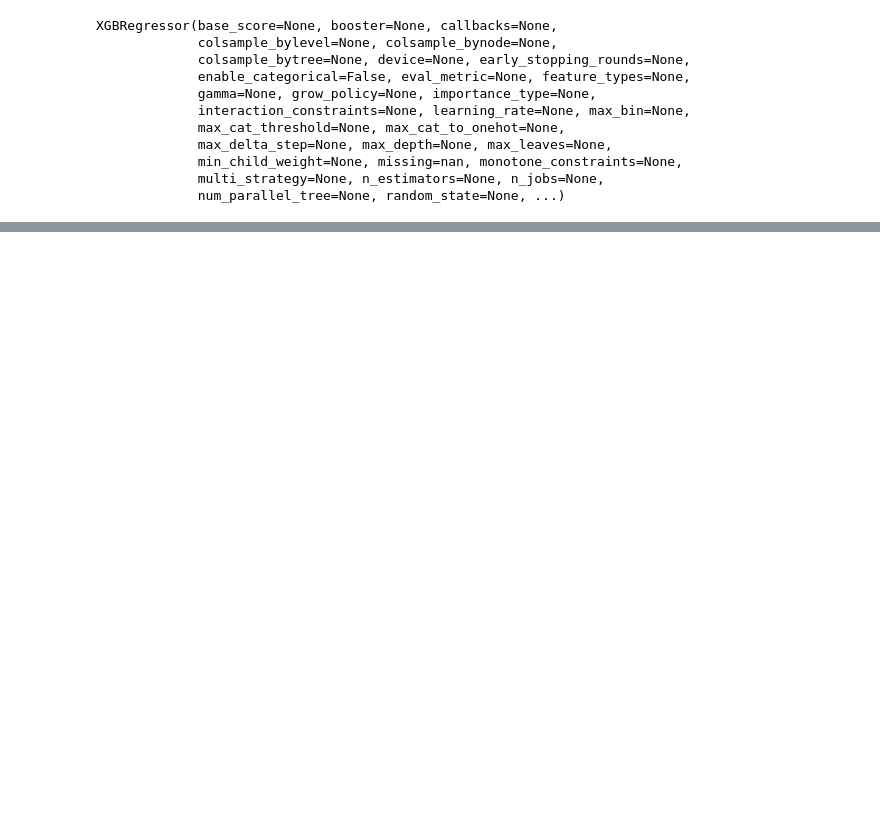
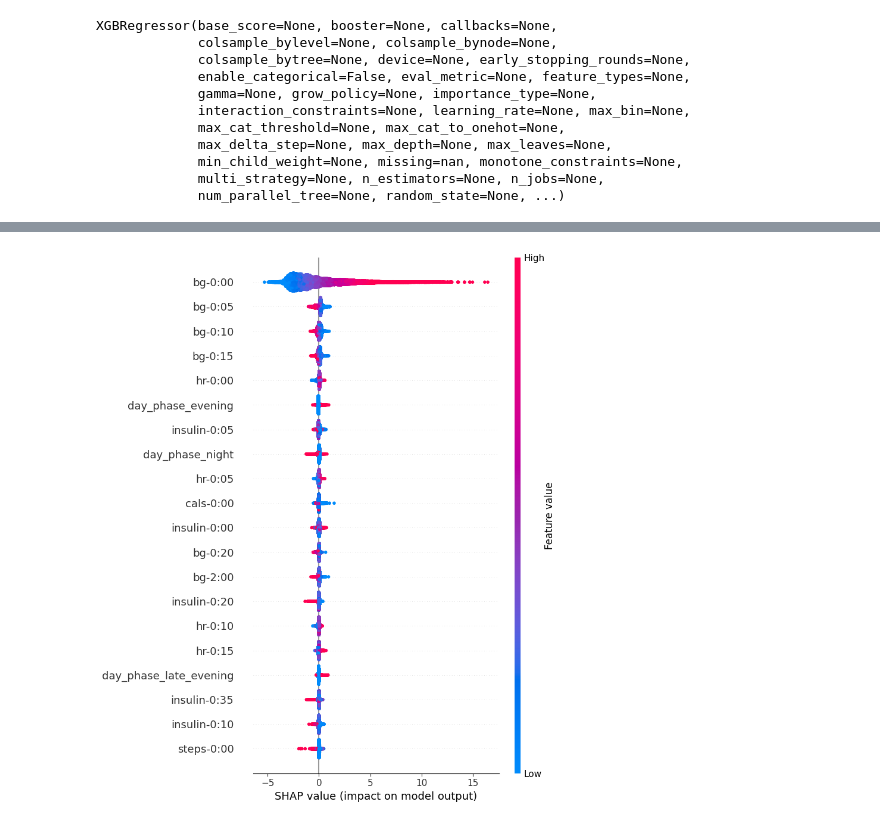
Before and after one commit to masaver/brist1d, a Jupyter notebook: notebooks/ralf/modelling/3.6-shapping/03-shapping.ipynb, the cells around one changed output, grey strips where cells are left out. Drawn from its saved outputs; the diff is of its cells as text; code cells hidden in the pictures; blank space fills up the shorter version.

Commit message:
Add ShapWrapper

```diff
--- a/notebooks/ralf/modelling/3.6-shapping/03-shapping.ipynb
+++ b/notebooks/ralf/modelling/3.6-shapping/03-shapping.ipynb
@@ -78,0 +63,4 @@ shap.dependence_plot(8, shap_values, X_test)
+# %%
+from src.features.helpers import ShapWrapper
+
+shp = ShapWrapper(model=model_depth1, X=X_test)
@@ -78,0 +122,5 @@ shap.dependence_plot(8, shap_values, X_test)
+# %%
+# Get the shap summary plot
+shp.get_shap_summary_plot()
+# %% [output]
+[figure, added]
```
Also changed, not shown: parts of 16 cells of this notebook, 1 other file.
